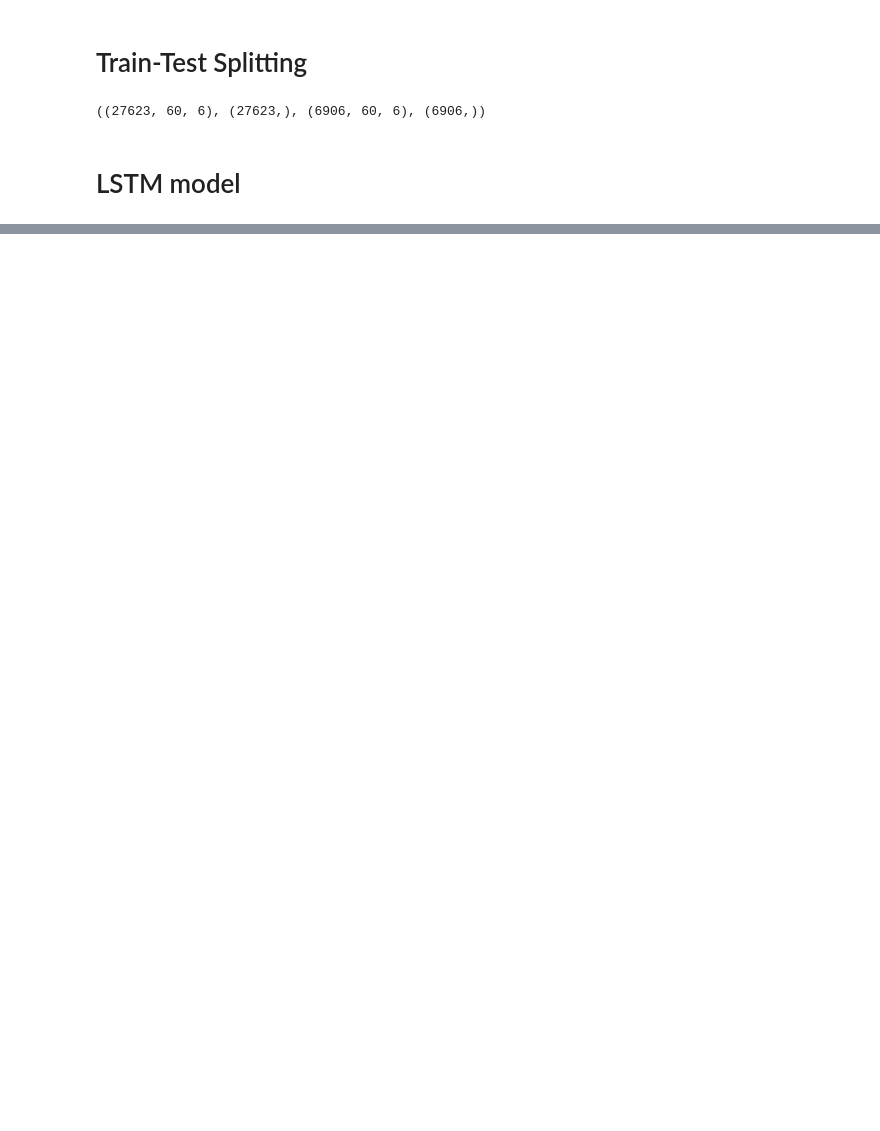
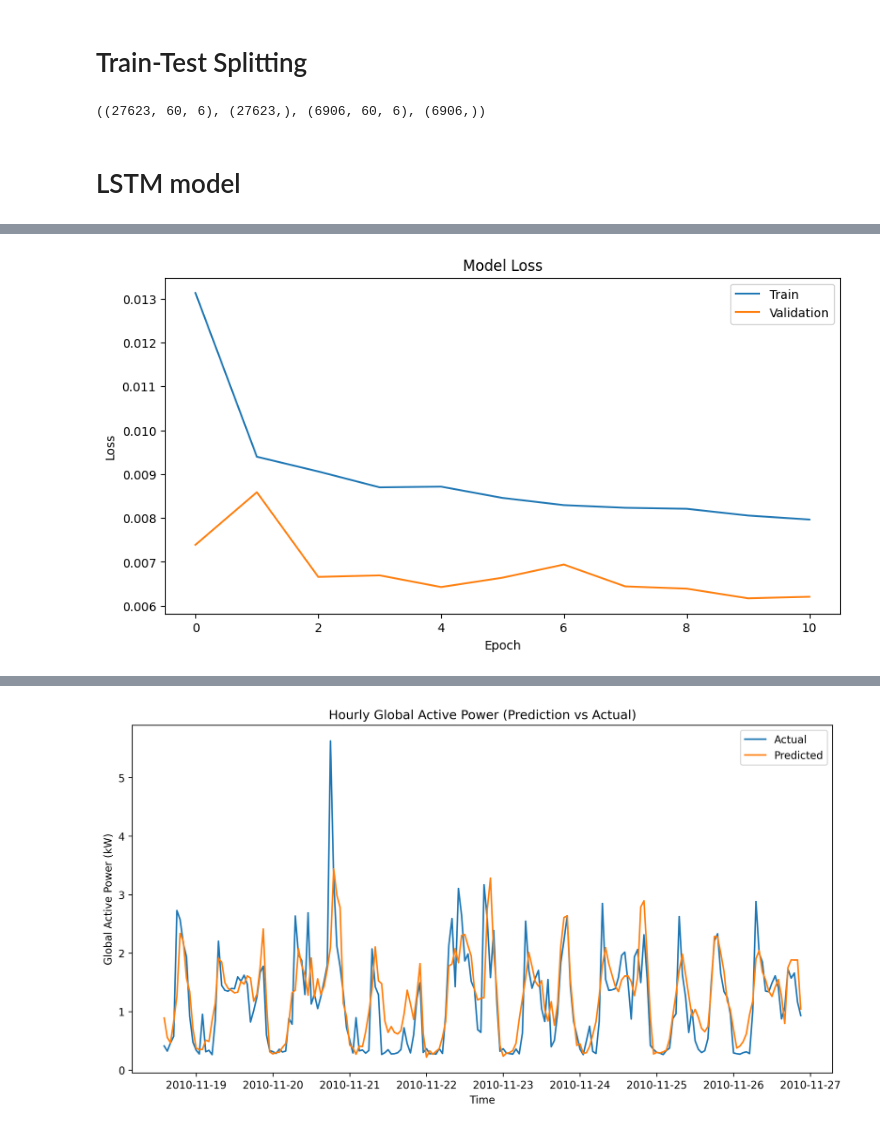
Before and after one commit to samirp92/Final-Year-Project-Time-Series-Forecating-, a Jupyter notebook: LSTM_Electric_Power_Consumption_Forecasting_Student_ID_21072112.ipynb, the cells around one changed output, grey strips where cells are left out. Drawn from its saved outputs; the diff is of its cells as text; code cells hidden in the pictures; blank space fills up the shorter version.

```diff
--- a/LSTM_Electric_Power_Consumption_Forecasting_Student_ID_21072112.ipynb
+++ b/LSTM_Electric_Power_Consumption_Forecasting_Student_ID_21072112.ipynb
@@ -356,0 +472,77 @@ plt.show()
+# %%
+# Create the LSTM model
+model = Sequential()
+model.add(LSTM(units=128, input_shape=(X_train.shape[1], X_train.shape[2]), return_sequences=True))
+model.add(Dropout(0.2))
+model.add(LSTM(units=64, return_sequences=True))
+model.add(Dropout(0.2))
+model.add(LSTM(units=32, return_sequences=False))
+model.add(Dropout(0.2))
+model.add(Dense(units=1))
+
+# Configure the optimizer with the specified learning rate
+optimizer = Adam(learning_rate=0.01)
+
+# Compile the model
+model.compile(optimizer=optimizer, loss='mean_squared_error')
+
+# Displaying a summary of the model
+model.summary()
+
+# Define callbacks
+early_stopping = EarlyStopping(monitor='val_loss', patience=10 , min_delta=0.01)
+
+# Train the model
+history = model.fit(X_train, y_train, epochs=50, batch_size=32, validation_split=0.2,
+                    callbacks=[early_stopping])
+
+# Plot training & validation loss values
+plt.figure(figsize=(10, 5))
+plt.plot(history.history['loss'])
+plt.plot(history.history['val_loss'])
+plt.title('Model Loss')
+plt.xlabel('Epoch')
+plt.ylabel('Loss')
+plt.legend(['Train', 'Validation'], loc='upper right')
+plt.show()
+
+# Predict train and test data using the trained model
+train_predict = model.predict(X_train)
+test_predict = model.predict(X_test)
+
+# Perform inverse transformation to rescale back to original range
+# y_true values for train data
+train_y_copies = np.repeat(y_train.reshape(-1, 1), X_train.shape[-1], axis=-1)
+true_train_y = scaler.inverse_transform(train_y_copies)[:,0]
+
+# predicted values for train data
+train_prediction_copies = np.repeat(train_predict, 6, axis=-1)
+pred_train_y = scaler.inverse_transform(train_prediction_copies)[:,0]
+
+# y_true values for test data
+test_y_copies = np.repeat(y_test.reshape(-1, 1), X_test.shape[-1], axis=-1)
+true_test_y = scaler.inverse_transform(test_y_copies)[:,0]
+
+# predicted values for test data
+test_prediction_copies = np.repeat(test_predict, 6, axis=-1)
+pred_test_y = scaler.inverse_transform(test_prediction_copies)[:,0]
+
+# Calculate evaluation metrics
+print('Train Mean Absolute Error:', mean_absolute_error(true_train_y, pred_train_y))
+print('Train Mean Squared Error:', mean_squared_error(true_train_y, pred_train_y))
+print('Train Root Mean Squared Error:',np.sqrt(mean_squared_error(true_train_y, pred_train_y)))
+
+print('\nTest Mean Absolute Error:', mean_absolute_error(true_test_y, pred_test_y))
+print('Test Mean Squared Error:', mean_squared_error(true_test_y, pred_test_y))
+print('Test Root Mean Squared Error:',np.sqrt(mean_squared_error(true_test_y, pred_test_y)))
+
+# Plotting predicted and actual temperatures
+plt.figure(figsize=(12, 6), dpi=300)
+plt.plot(df1.index[-200:], true_test_y[-200:], label='Actual')
+plt.plot(df1.index[-200:], pred_test_y[-200:], label='Predicted')
+plt.title('Hourly Global Active Power (Prediction vs Actual)')
+plt.xlabel('Time')
+plt.ylabel('Global Active Power (kW)')
+plt.legend()
+plt.show()
+# %% [output]
@@ -356,0 +566 @@ plt.show()
+[figure, added]
@@ -356,0 +576 @@ plt.show()
+[figure, added]
```
Also changed, not shown: parts of 34 cells of this notebook.
